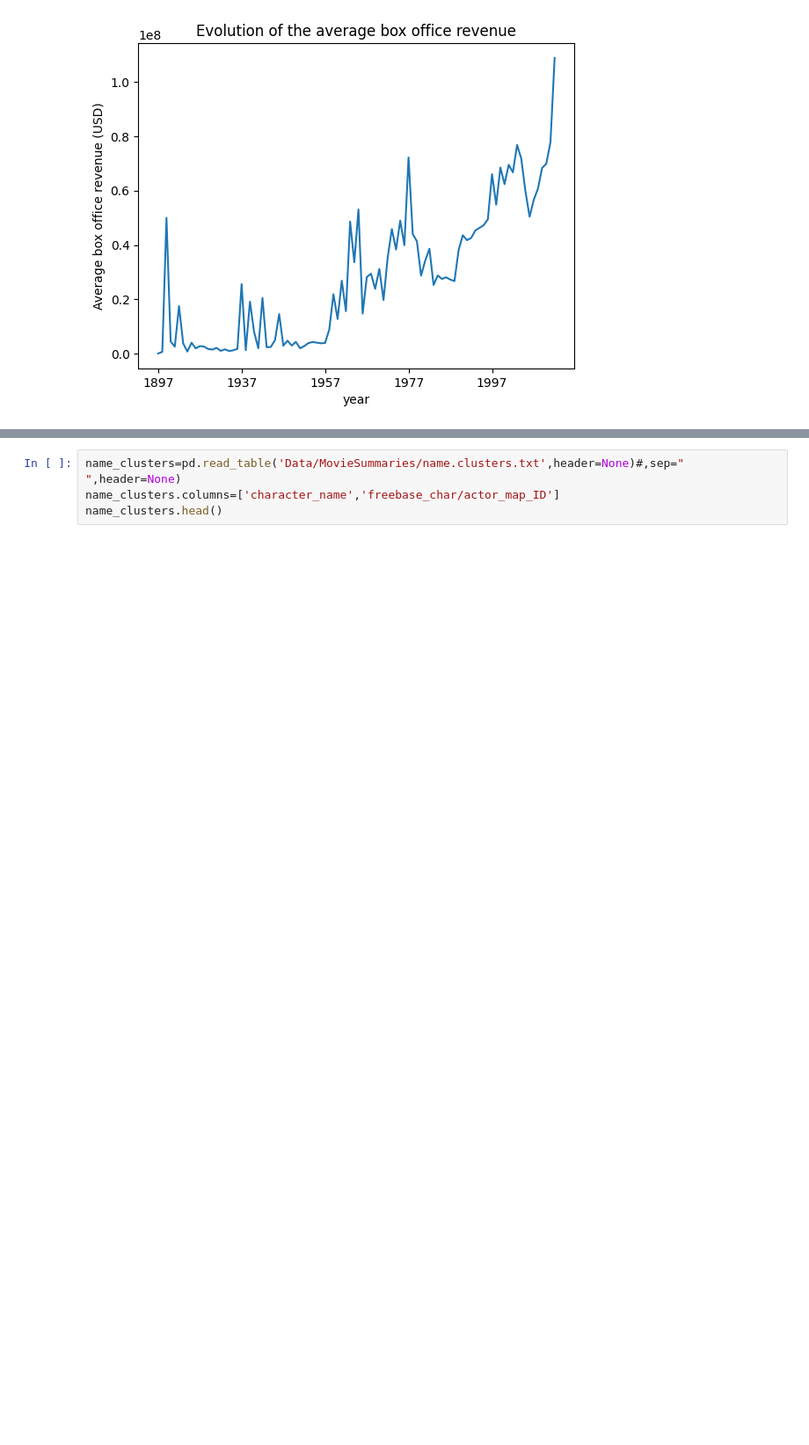
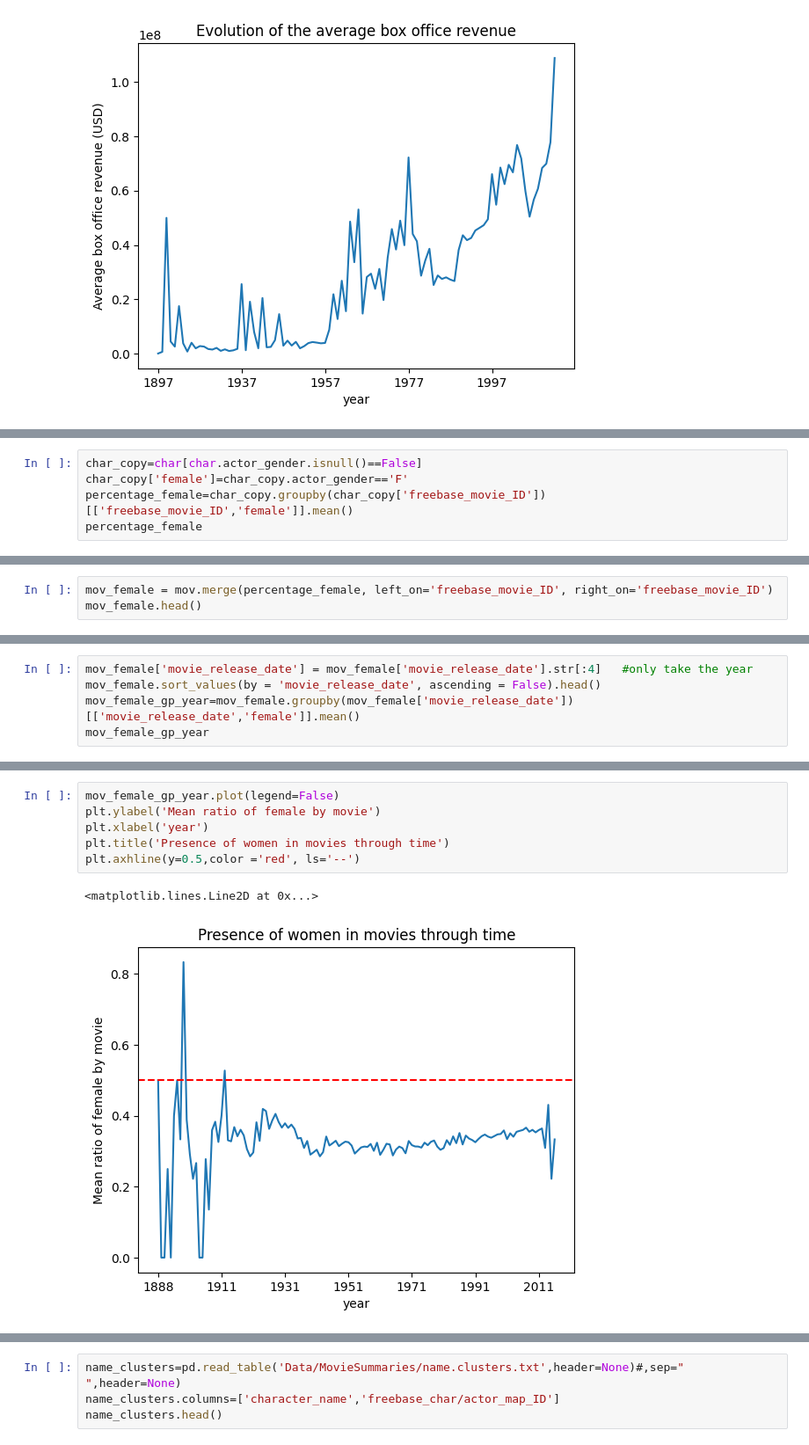
Before and after one commit to epfl-ada/ada-2022-project-armada, a Jupyter notebook: Madeleine.ipynb, the cells around one changed output, grey strips where cells are left out. Shown at 88% size. Cells and saved outputs as stored; diff of their text form; blank space fills up the shorter version.

```diff
--- a/Madeleine.ipynb
+++ b/Madeleine.ipynb
@@ -140,0 +241,5 @@ char.head()
+# %%
+char_copy=char[char.actor_gender.isnull()==False]
+char_copy['female']=char_copy.actor_gender=='F'
+percentage_female=char_copy.groupby(char_copy['freebase_movie_ID'])[['freebase_movie_ID','female']].mean()
+percentage_female
@@ -140,0 +266,3 @@ char.head()
+# %%
+mov_female = mov.merge(percentage_female, left_on='freebase_movie_ID', right_on='freebase_movie_ID')
+mov_female.head()
@@ -140,0 +284,5 @@ char.head()
+# %%
+mov_female['movie_release_date'] = mov_female['movie_release_date'].str[:4]   #only take the year
+mov_female.sort_values(by = 'movie_release_date', ascending = False).head()
+mov_female_gp_year=mov_female.groupby(mov_female['movie_release_date'])[['movie_release_date','female']].mean()
+mov_female_gp_year
@@ -140,0 +304,9 @@ char.head()
+# %%
+mov_female_gp_year.plot(legend=False)
+plt.ylabel('Mean ratio of female by movie')
+plt.xlabel('year')
+plt.title('Presence of women in movies through time')
+plt.axhline(y=0.5,color ='red', ls='--')
+# %% [output]
+<matplotlib.lines.Line2D at 0x...>
+[figure, added]
```
Also changed, not shown: parts of 22 cells of this notebook.
